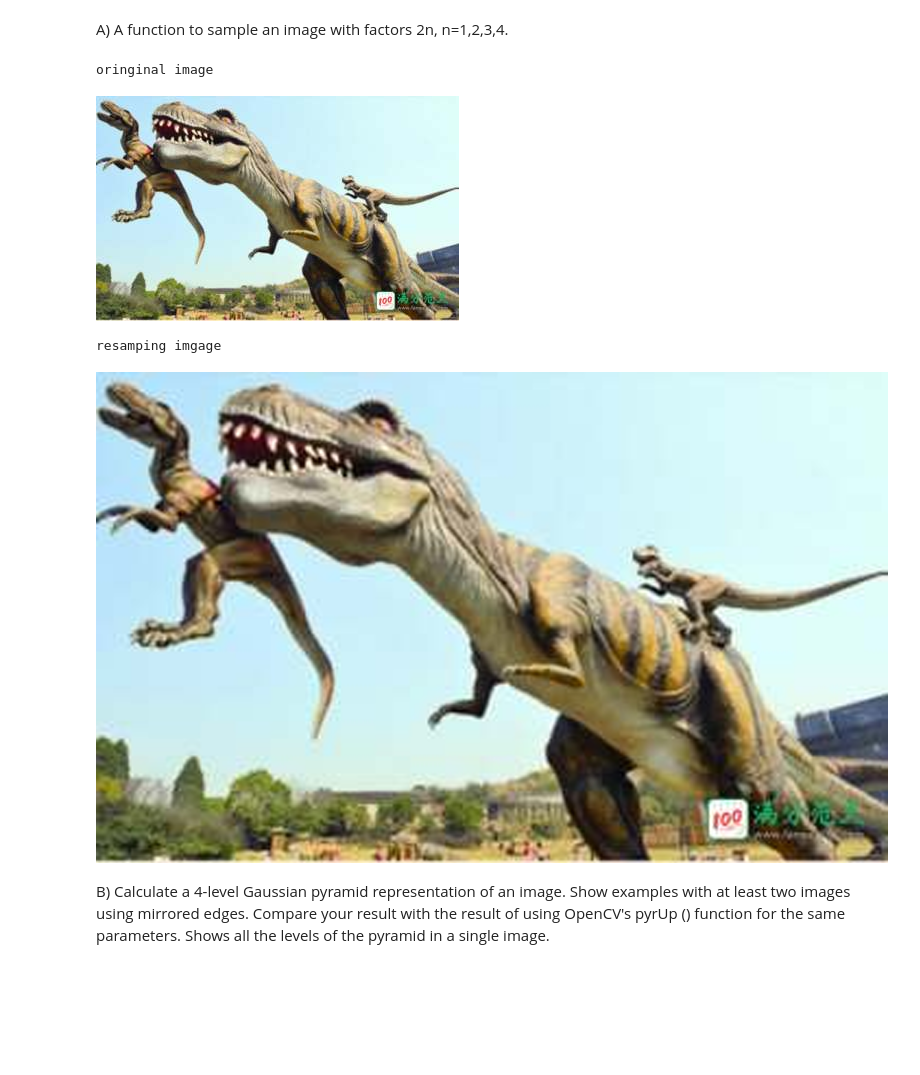
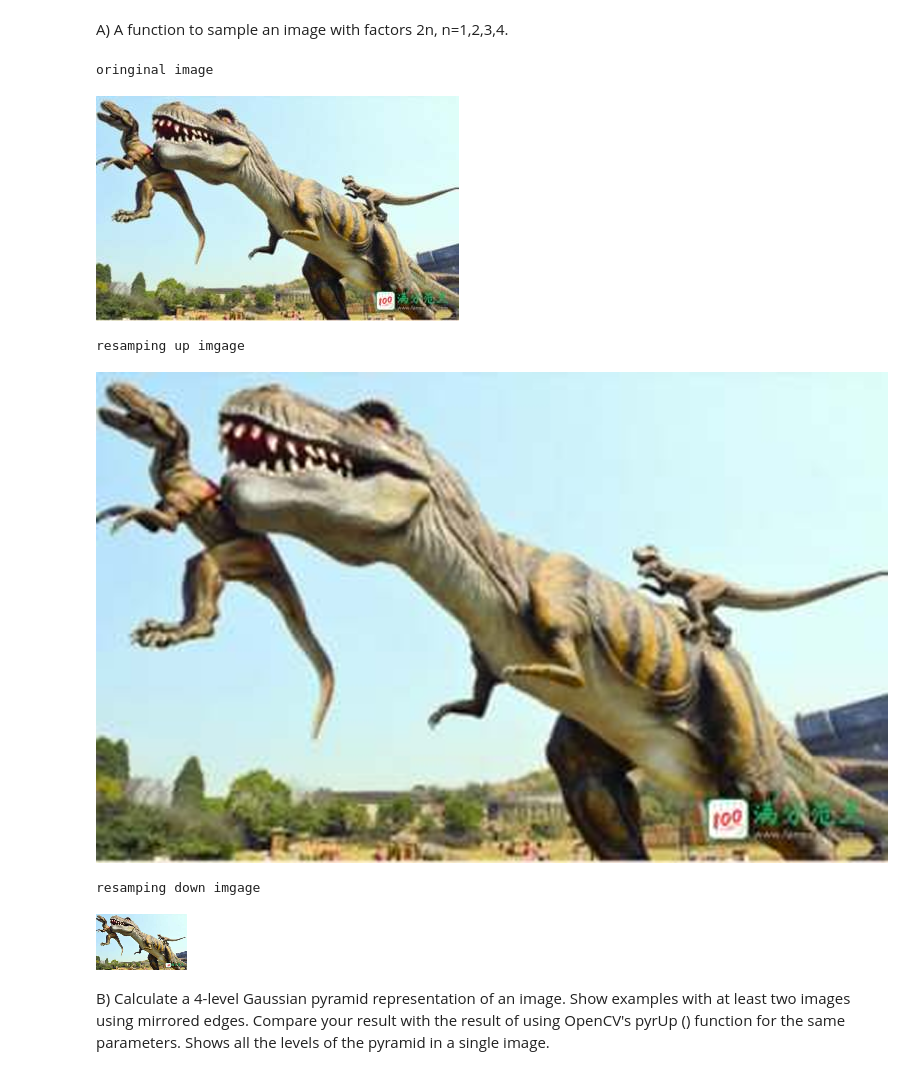
Before and after one commit to RoseSarlake/Computer-Vision, a Jupyter notebook: CV_Assignment1.ipynb, the cells around one changed output. Cells and saved outputs as stored; diff of their text form; code cells hidden in the pictures; blank space fills up the shorter version.

```diff
--- a/CV_Assignment1.ipynb
+++ b/CV_Assignment1.ipynb
@@ -371,16 +374,23 @@ def My_sampling(img,n):
 # %%
 img2a = cv2.imread("/content/drive/MyDrive/Colab/CV/images/dinoreal.jpg")
 
 print("oringinal image")
 cv2_imshow(img2a)
-img2a_1_my = My_sampling(img2a,2)
-print("resamping imgage")
+
+img2a_1_my = My_sampling(img2a,2,"up")
+print("resamping up imgage")
 cv2_imshow(img2a_1_my)
+
+img2a_2_my = My_sampling(img2a,2,"down")
+print("resamping down imgage")
+cv2_imshow(img2a_2_my)
 # %% [output]
 oringinal image
 [figure]
-resamping imgage
+resamping up imgage
 [figure]
+resamping down imgage
+[figure, added]
 # %% [markdown]
 B) Calculate a 4-level Gaussian pyramid representation of an image. Show examples with at least two images using mirrored edges. Compare your result with the result of using OpenCV's pyrUp () function for the same parameters. Shows all the levels of the pyramid in a single image.
 # %% [markdown]
```
Also changed, not shown: parts of 10 cells of this notebook.
